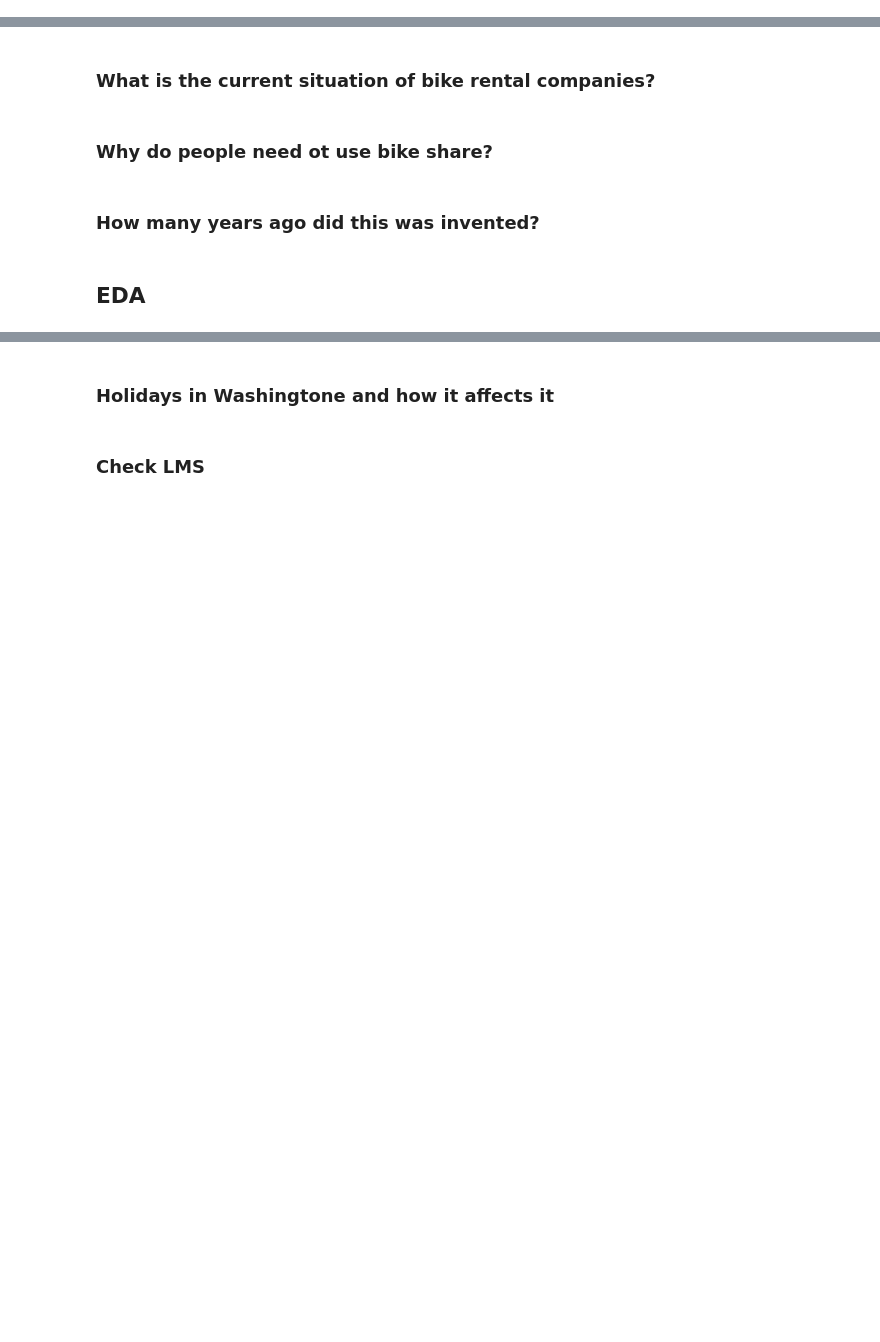
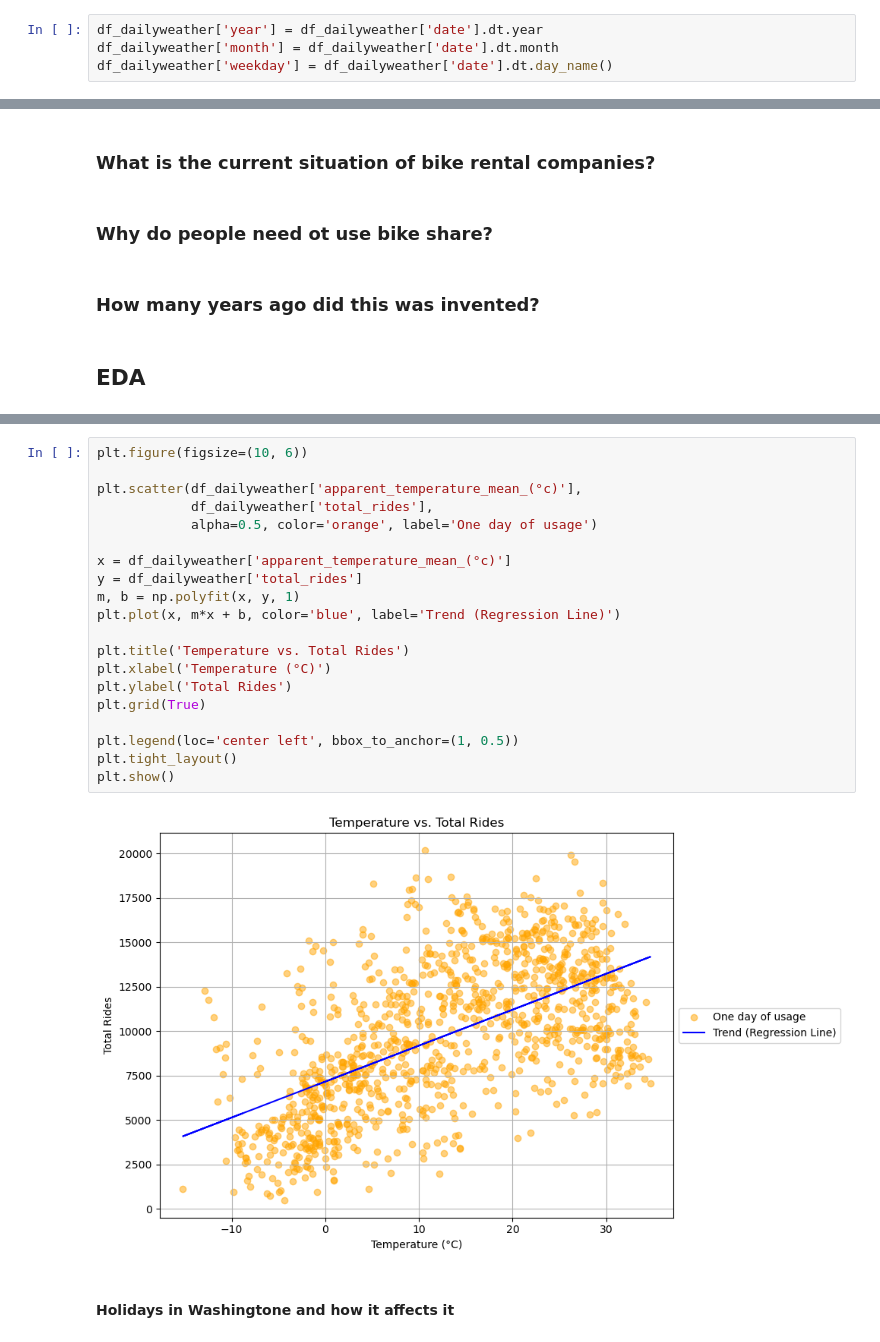
Before and after one commit to marcosmicozzi/my_code, a Jupyter notebook: m1p03_daily_weather.ipynb, the cells around one changed output, grey strips where cells are left out. Saved outputs shown, nothing was run; the diff lists cells and outputs as text; blank space fills up the shorter version.

```diff
--- a/m1p03_daily_weather.ipynb
+++ b/m1p03_daily_weather.ipynb
@@ -125,3 +126,7 @@ memory usage: 8.7 KB
 df_dailyweather['weathercode_(wmo code)'].unique()
 # %% [output]
 array([63, 61,  3, 51,  2,  1,  0, 53, 73, 71, 75, 55, 65])
+# %%
+df_dailyweather['year'] = df_dailyweather['date'].dt.year
+df_dailyweather['month'] = df_dailyweather['date'].dt.month
+df_dailyweather['weekday'] = df_dailyweather['date'].dt.day_name()
@@ -360,4 +511,24 @@ for year in df_dailyweather['year'].unique():
+# %%
+plt.figure(figsize=(10, 6))
+
+plt.scatter(df_dailyweather['apparent_temperature_mean_(°c)'],
+            df_dailyweather['total_rides'],
+            alpha=0.5, color='orange', label='One day of usage')
+
+x = df_dailyweather['apparent_temperature_mean_(°c)']
+y = df_dailyweather['total_rides']
+m, b = np.polyfit(x, y, 1)
+plt.plot(x, m*x + b, color='blue', label='Trend (Regression Line)')
+
+plt.title('Temperature vs. Total Rides')
+plt.xlabel('Temperature (°C)')
+plt.ylabel('Total Rides')
+plt.grid(True)
+
+plt.legend(loc='center left', bbox_to_anchor=(1, 0.5))
+plt.tight_layout()
+plt.show()
+# %% [output]
+[figure, added]
 # %% [markdown]
-### Holidays in Washingtone and how it affects it
+#### Holidays in Washingtone and how it affects it
-# %% [markdown]
-### Check LMS
```
Also changed, not shown: parts of 37 cells of this notebook, 2 other files.
